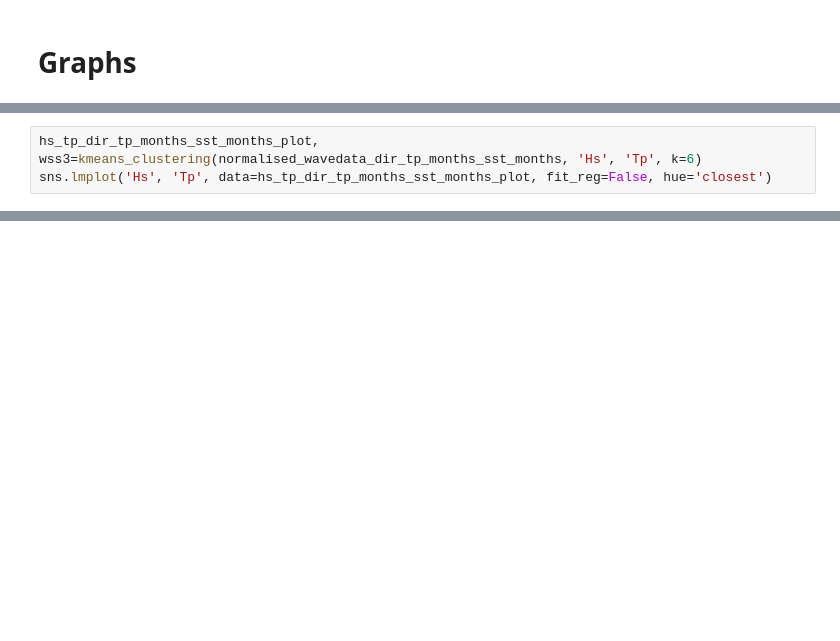
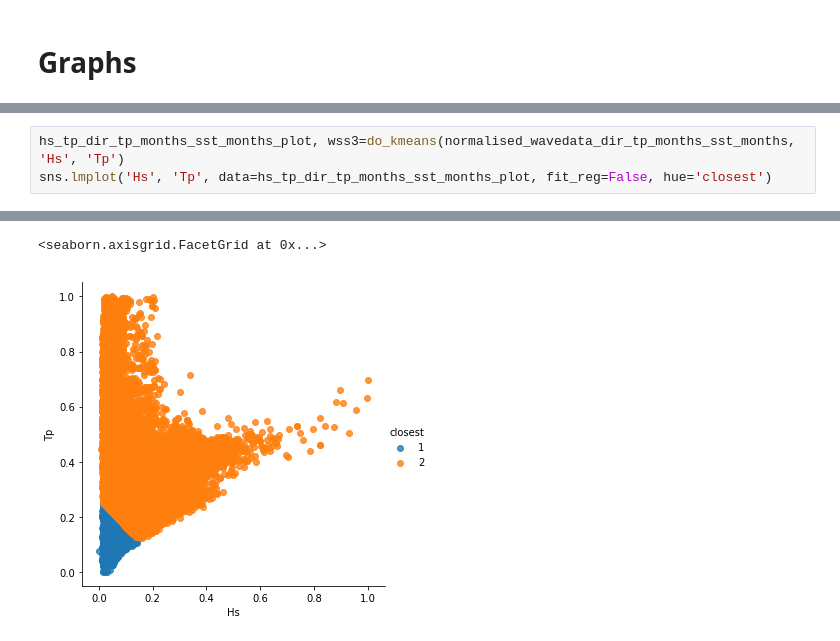
Before and after one commit to Xett/Townsville-Wave-Data-Analysis, a Jupyter notebook: Wavedata.ipynb, the cells around one changed output, grey strips where cells are left out. Saved outputs shown, nothing was run; the diff lists cells and outputs as text; blank space fills up the shorter version.

```diff
--- a/Wavedata.ipynb
+++ b/Wavedata.ipynb
@@ -471,3 +539,4 @@ sns.lmplot('Hs', 'Tz', data=hs_tz_dir_tp_months_sst_months_plot, fit_reg=False,
 # %%
-hs_tp_dir_tp_months_sst_months_plot, wss3=kmeans_clustering(normalised_wavedata_dir_tp_months_sst_months, 'Hs', 'Tp', k=6)
+hs_tp_dir_tp_months_sst_months_plot, wss3=do_kmeans(normalised_wavedata_dir_tp_months_sst_months, 'Hs', 'Tp')
 sns.lmplot('Hs', 'Tp', data=hs_tp_dir_tp_months_sst_months_plot, fit_reg=False, hue='closest')
+# %% [output]
@@ -474 +560,3 @@ sns.lmplot('Hs', 'Tp', data=hs_tp_dir_tp_months_sst_months_plot, fit_reg=False,
+<seaborn.axisgrid.FacetGrid at 0x...>
+[figure, added]
 # %%
```
Also changed, not shown: parts of 7 cells of this notebook.
